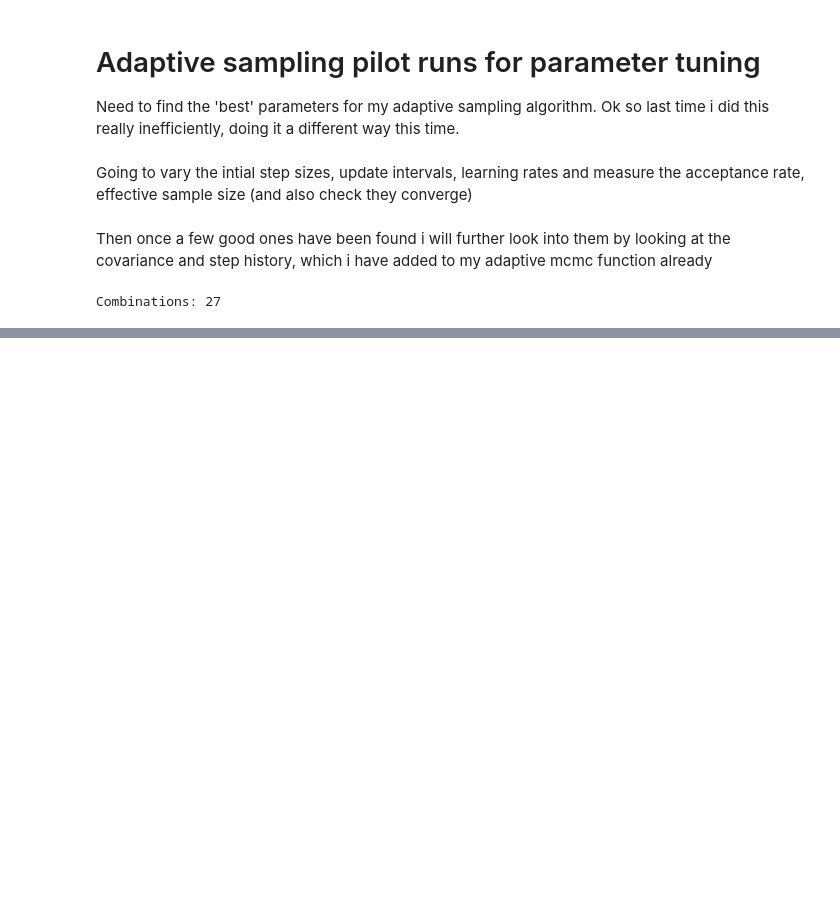
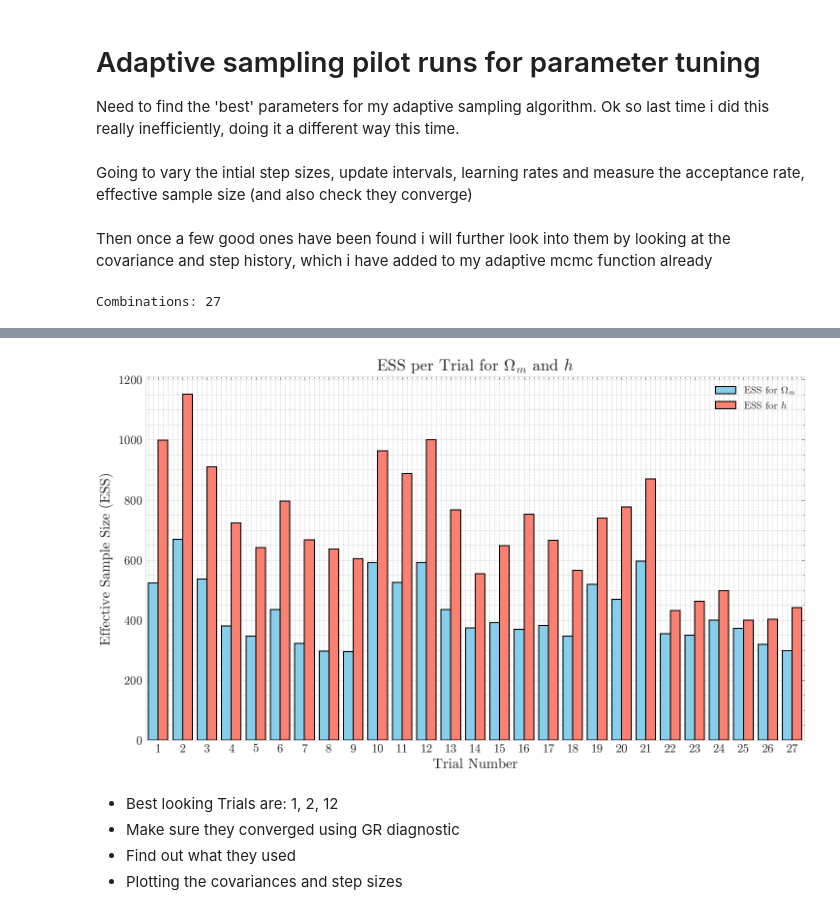
Before and after one commit to josephasal/cosmo_inference, a Jupyter notebook: mcmc/tuning_mcmc.ipynb, the cells around one changed output, grey strips where cells are left out. Drawn from its saved outputs; the diff is of its cells as text; code cells hidden in the pictures; blank space fills up the shorter version.

```diff
--- a/mcmc/tuning_mcmc.ipynb
+++ b/mcmc/tuning_mcmc.ipynb
@@ -164,0 +209,44 @@ results_df.to_csv("adaptive_mcmc_results.csv", index=False)
+# %%
+#plot for ess for omega m and h
+
+plt.style.use(['science', 'no-latex'])
+n_trials = len(results_df)
+
+plt.figure(figsize=(10,6), dpi=150)
+
+width = 0.4
+
+# Use the trial column as the baseline x positions:
+x_positions = results_df['trial']
+
+# Plot bars for ESS of omega_m (shifted left by width/2)
+plt.bar(x_positions - width/2, results_df['ess_omega'],
+        width=width, color='skyblue', edgecolor='black',
+        label='ESS for $\\Omega_m$')
+
+# Plot bars for ESS of h (shifted right by width/2)
+plt.bar(x_positions + width/2, results_df['ess_h'],
+        width=width, color='salmon', edgecolor='black',
+        label='ESS for $h$')
+
+plt.xlim([0.5, n_trials + 0.5])
+
+
+plt.xticks(x_positions, x_positions)
+
+plt.xlabel("Trial Number")
+plt.ylabel("Effective Sample Size (ESS)")
+plt.title("ESS per Trial for $\\Omega_m$ and $h$")
+plt.grid(True, which='both', axis='both', linestyle='--', linewidth=0.5)
+
+plt.legend()
+
+plt.tight_layout()
+plt.show()
+# %% [output]
+[figure, added]
+# %% [markdown]
+* Best looking Trials are: 1, 2, 12
+* Make sure they converged using GR diagnostic
+* Find out what they used
+* Plotting the covariances and step sizes
```
Also changed, not shown: parts of 8 cells of this notebook.
